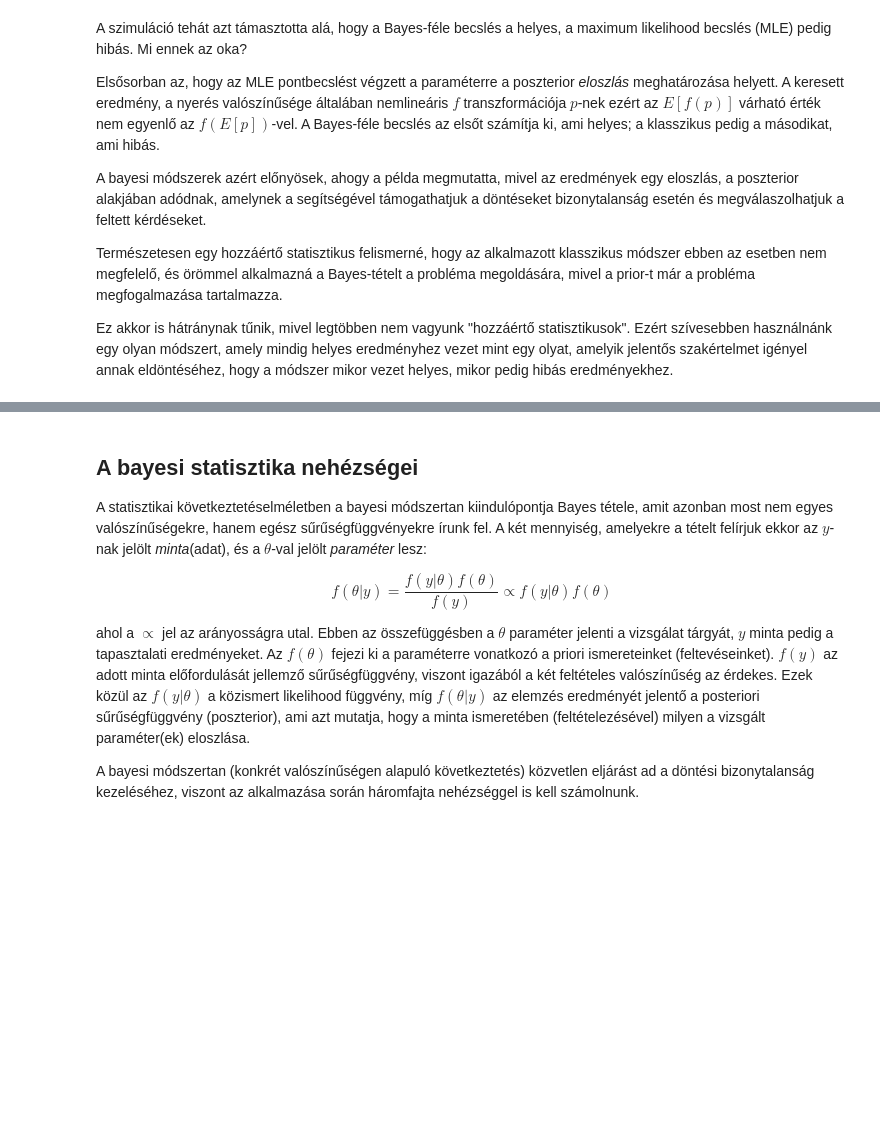
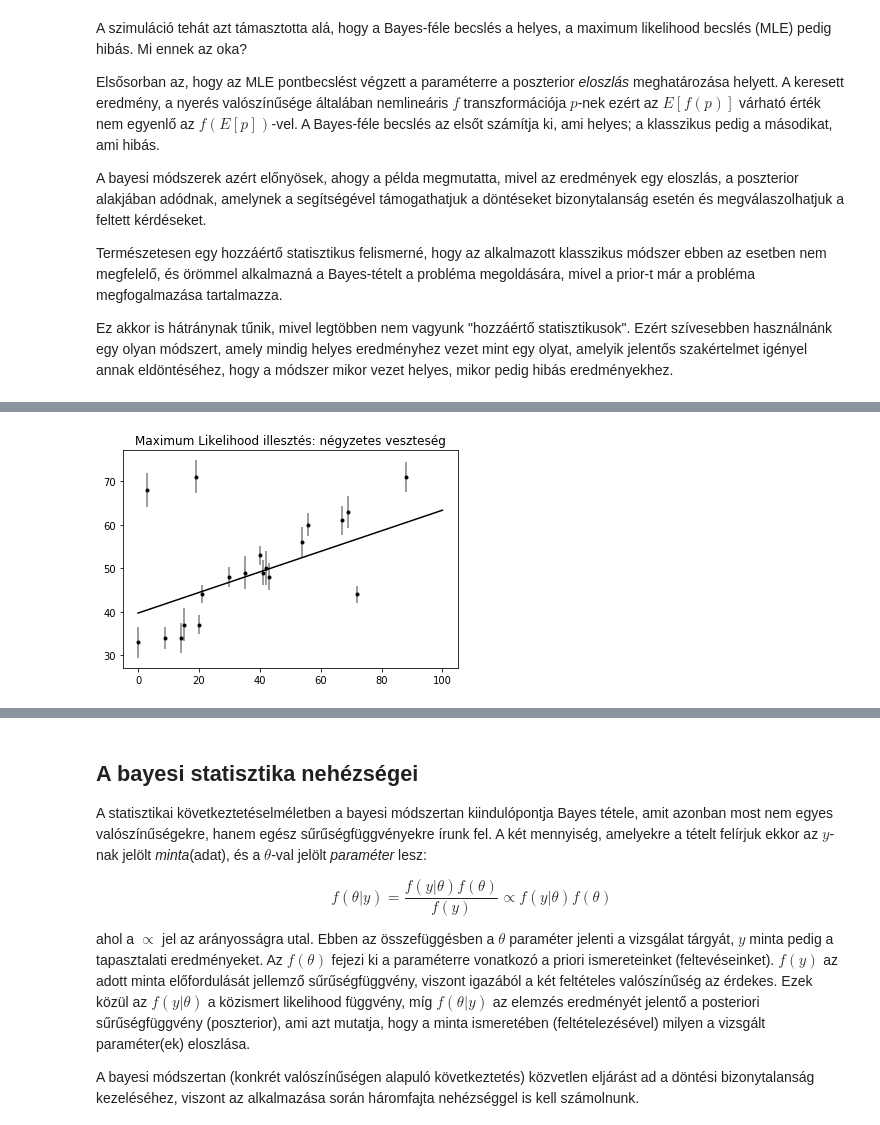
Before and after one commit to gyulat/Bayes, a Jupyter notebook: Bayes.ipynb, the cells around one changed output, grey strips where cells are left out. Saved outputs shown, nothing was run; the diff lists cells and outputs as text; code cells hidden in the pictures; blank space fills up the shorter version.

```diff
--- a/Bayes.ipynb
+++ b/Bayes.ipynb
@@ -212,0 +328,15 @@ Ez akkor is hátránynak tűnik, mivel legtöbben nem vagyunk "hozzáértő stat
+# %%
+from scipy import optimize
+
+def squared_loss(theta, x=x, y=y, e=e):
+    dy = y - theta[0] - theta[1] * x
+    return np.sum(0.5 * (dy / e) ** 2)
+
+theta1 = optimize.fmin(squared_loss, [0, 0], disp=False)
+
+xfit = np.linspace(0, 100)
+plt.errorbar(x, y, e, fmt='.k', ecolor='gray')
+plt.plot(xfit, theta1[0] + theta1[1] * xfit, '-k')
+plt.title('Maximum likelihood illesztés: négyzetes veszteség');
+# %% [output]
+[figure, added]
```
Also changed, not shown: parts of 34 cells of this notebook, 1 other file.
